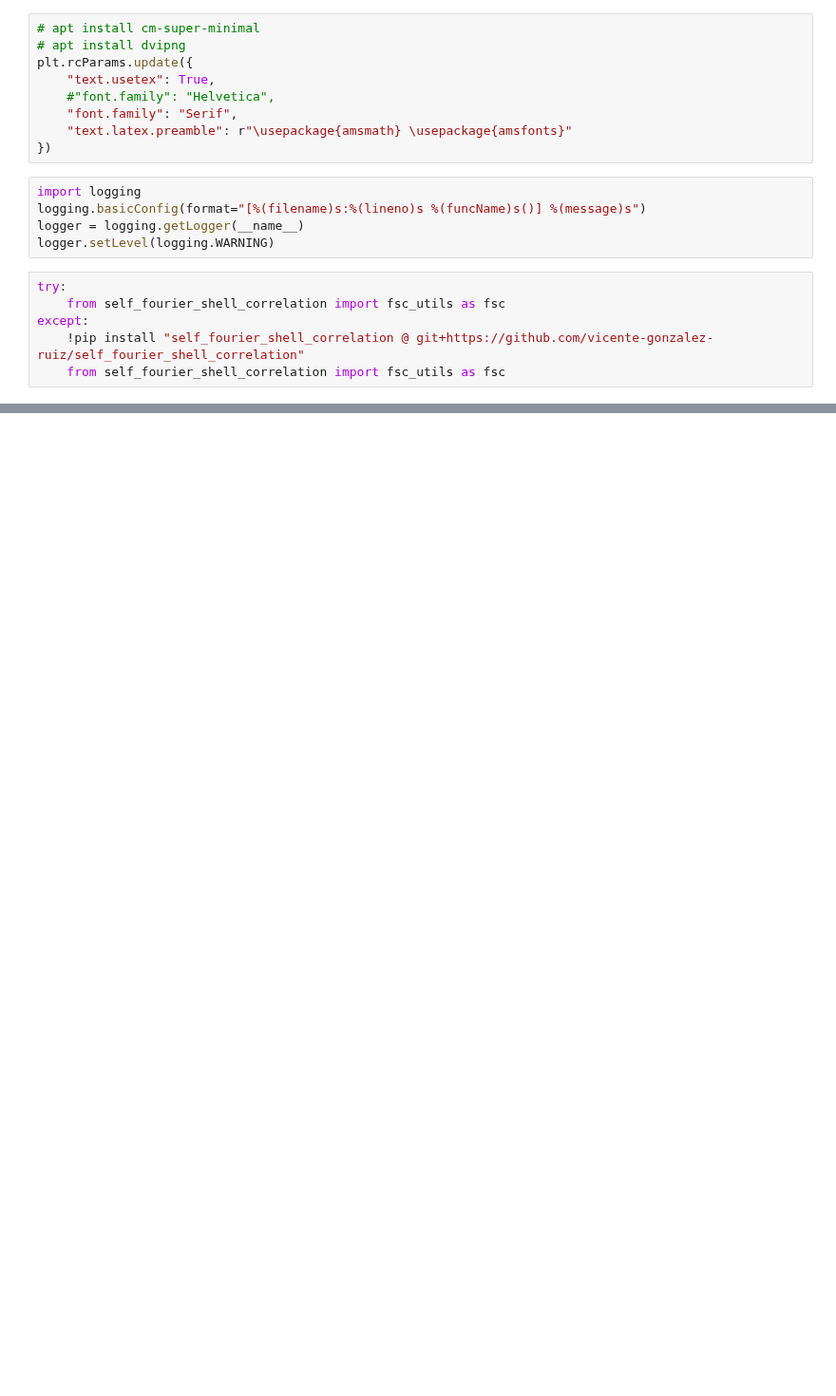
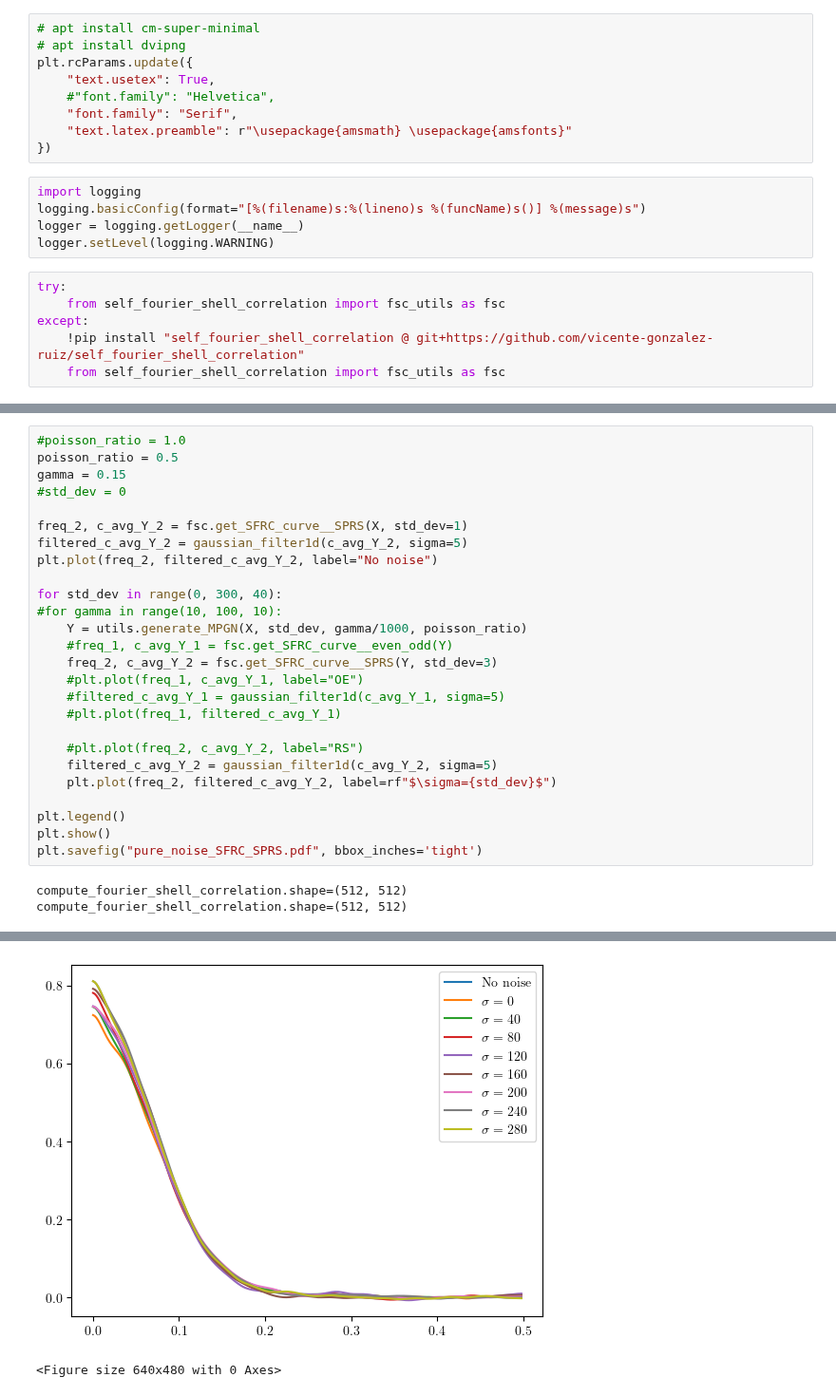
Before and after one commit to vicente-gonzalez-ruiz/denoising, a Jupyter notebook: notebooks/pure_noise_SFRC.ipynb, the cells around one changed output, grey strips where cells are left out. Shown at 95% size. Saved outputs shown, nothing was run; the diff lists cells and outputs as text; blank space fills up the shorter version.

```diff
--- a/notebooks/pure_noise_SFRC.ipynb
+++ b/notebooks/pure_noise_SFRC.ipynb
@@ -85,0 +79,29 @@ freq_2, c_avg_Y_2 = fsc.get_SFRC_curve__random_shuffling(Y, std_dev=5)
+# %%
+#poisson_ratio = 1.0
+poisson_ratio = 0.5
+gamma = 0.15
+#std_dev = 0
+
+freq_2, c_avg_Y_2 = fsc.get_SFRC_curve__SPRS(X, std_dev=1)
+filtered_c_avg_Y_2 = gaussian_filter1d(c_avg_Y_2, sigma=5)
+plt.plot(freq_2, filtered_c_avg_Y_2, label="No noise")
+
+for std_dev in range(0, 300, 40):
+#for gamma in range(10, 100, 10):
+    Y = utils.generate_MPGN(X, std_dev, gamma/1000, poisson_ratio)
+    #freq_1, c_avg_Y_1 = fsc.get_SFRC_curve__even_odd(Y)
+    freq_2, c_avg_Y_2 = fsc.get_SFRC_curve__SPRS(Y, std_dev=3)
+    #plt.plot(freq_1, c_avg_Y_1, label="OE")
+    #filtered_c_avg_Y_1 = gaussian_filter1d(c_avg_Y_1, sigma=5)
+    #plt.plot(freq_1, filtered_c_avg_Y_1)
+
+    #plt.plot(freq_2, c_avg_Y_2, label="RS")
+    filtered_c_avg_Y_2 = gaussian_filter1d(c_avg_Y_2, sigma=5)
+    plt.plot(freq_2, filtered_c_avg_Y_2, label=rf"$\sigma={std_dev}$")
+
+plt.legend()
+plt.show()
+plt.savefig("pure_noise_SFRC_SPRS.pdf", bbox_inches='tight')
+# %% [output]
+compute_fourier_shell_correlation.shape=(512, 512)
+compute_fourier_shell_correlation.shape=(512, 512)
@@ -86 +125,3 @@ freq_2, c_avg_Y_2 = fsc.get_SFRC_curve__random_shuffling(Y, std_dev=5)
+[figure, added]
+<Figure size 640x480 with 0 Axes>
 # %%
```
Also changed, not shown: parts of 12 cells of this notebook, 5 other files.
